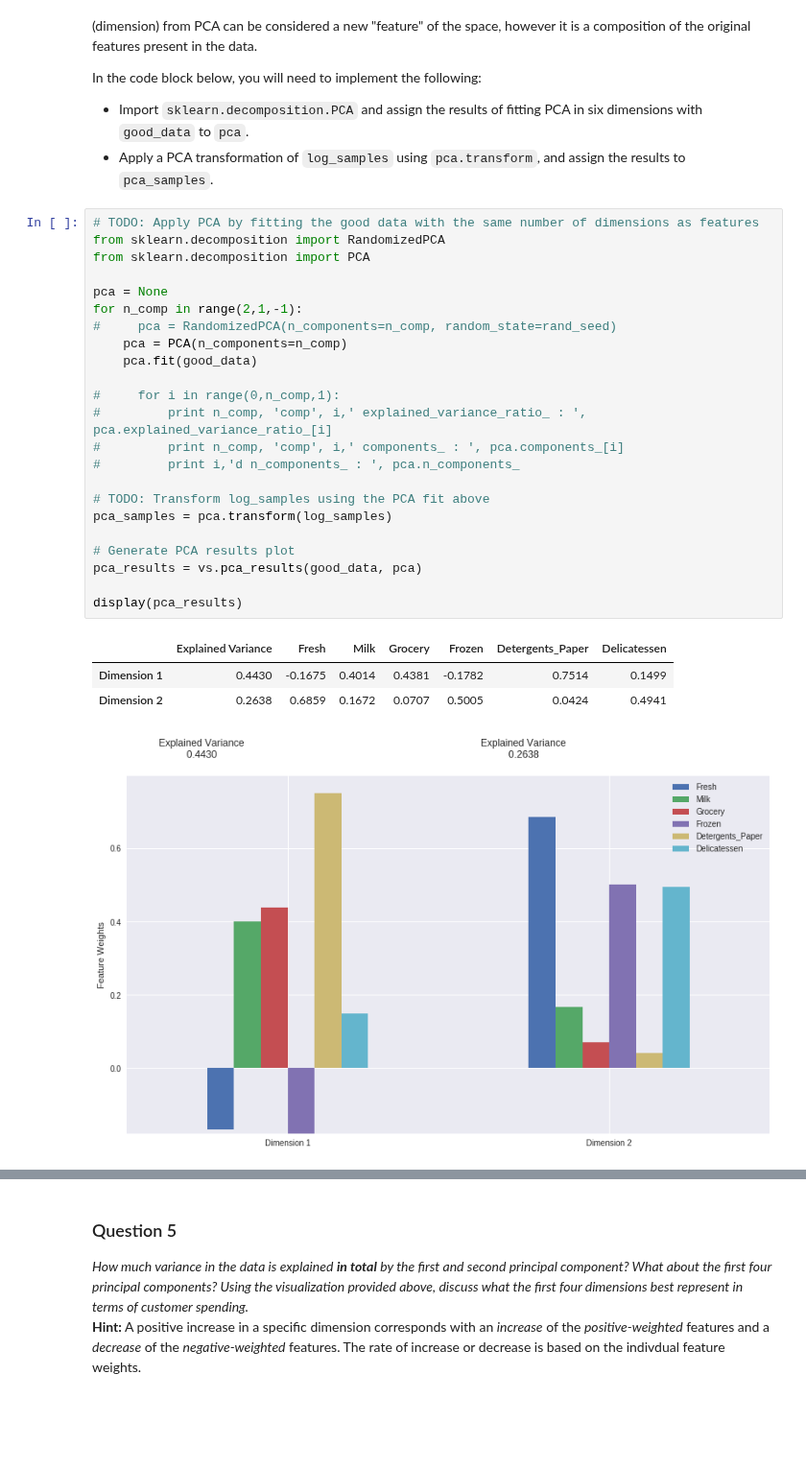
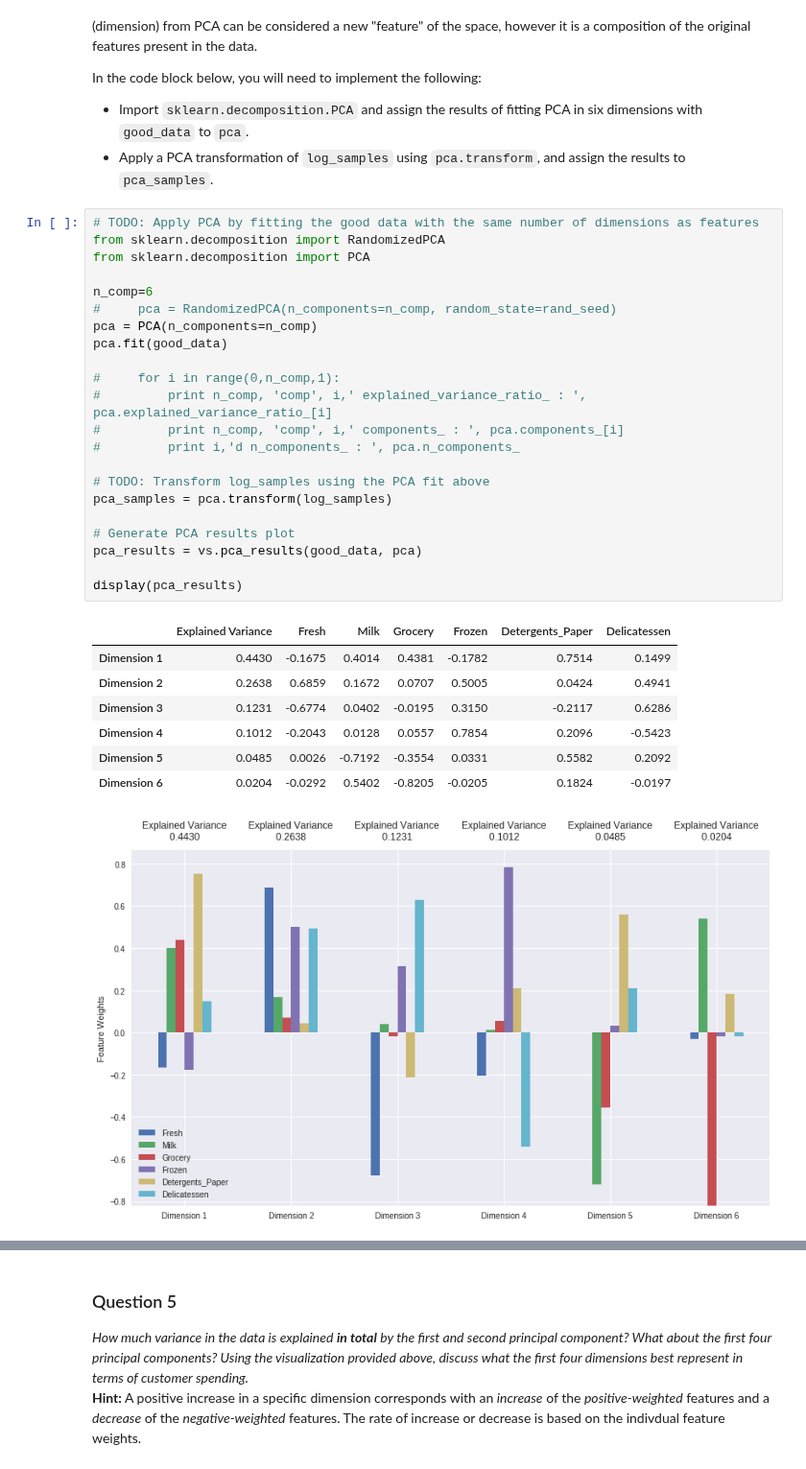
Before and after one commit to ibunny01/MLND, a Jupyter notebook: customer_segments.ipynb, the cells around one changed output, grey strips where cells are left out. Shown at 96% size. Cells and saved outputs as stored; diff of their text form; blank space fills up the shorter version.

```diff
--- a/customer_segments.ipynb
+++ b/customer_segments.ipynb
@@ -352,28 +371,31 @@ In the code block below, you will need to implement the following:
 # %%
 # TODO: Apply PCA by fitting the good data with the same number of dimensions as features
 from sklearn.decomposition import RandomizedPCA
 from sklearn.decomposition import PCA
 
-pca = None
-for n_comp in range(2,1,-1):
+n_comp=6
 #     pca = RandomizedPCA(n_components=n_comp, random_state=rand_seed)
-    pca = PCA(n_components=n_comp)
-    pca.fit(good_data)
+pca = PCA(n_components=n_comp)
+pca.fit(good_data)
 
 #     for i in range(0,n_comp,1):
 #         print n_comp, 'comp', i,' explained_variance_ratio_ : ', pca.explained_variance_ratio_[i]
 #         print n_comp, 'comp', i,' components_ : ', pca.components_[i]
 #         print i,'d n_components_ : ', pca.n_components_
 
 # TODO: Transform log_samples using the PCA fit above
 pca_samples = pca.transform(log_samples)
 
 # Generate PCA results plot
 pca_results = vs.pca_results(good_data, pca)
 
 display(pca_results)
 # %% [output]
 |  | Explained Variance | Fresh | Milk | Grocery | Frozen | Detergents_Paper | Delicatessen |
 | Dimension 1 | 0.4430 | -0.1675 | 0.4014 | 0.4381 | -0.1782 | 0.7514 | 0.1499 |
 | Dimension 2 | 0.2638 | 0.6859 | 0.1672 | 0.0707 | 0.5005 | 0.0424 | 0.4941 |
+| Dimension 3 | 0.1231 | -0.6774 | 0.0402 | -0.0195 | 0.3150 | -0.2117 | 0.6286 |
+| Dimension 4 | 0.1012 | -0.2043 | 0.0128 | 0.0557 | 0.7854 | 0.2096 | -0.5423 |
+| Dimension 5 | 0.0485 | 0.0026 | -0.7192 | -0.3554 | 0.0331 | 0.5582 | 0.2092 |
+| Dimension 6 | 0.0204 | -0.0292 | 0.5402 | -0.8205 | -0.0205 | 0.1824 | -0.0197 |
-[figure, old version]
+[figure, new version]
```
Also changed, not shown: parts of 5 cells of this notebook.
